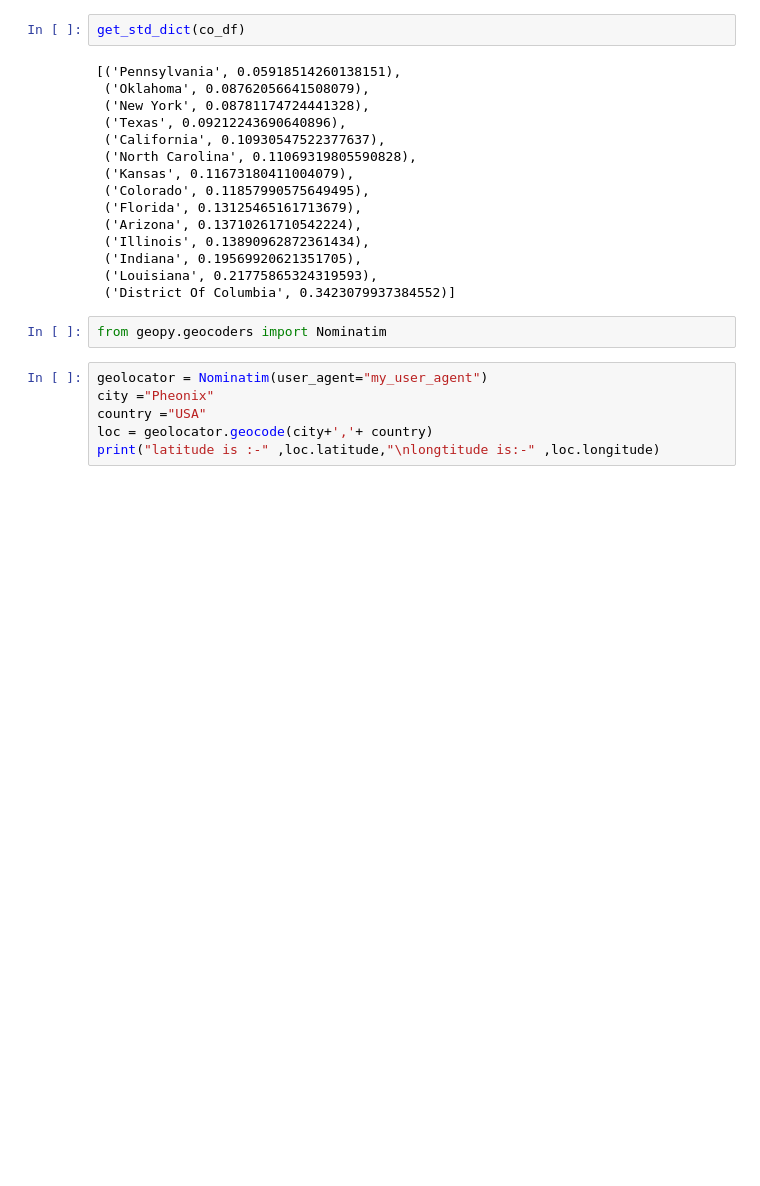
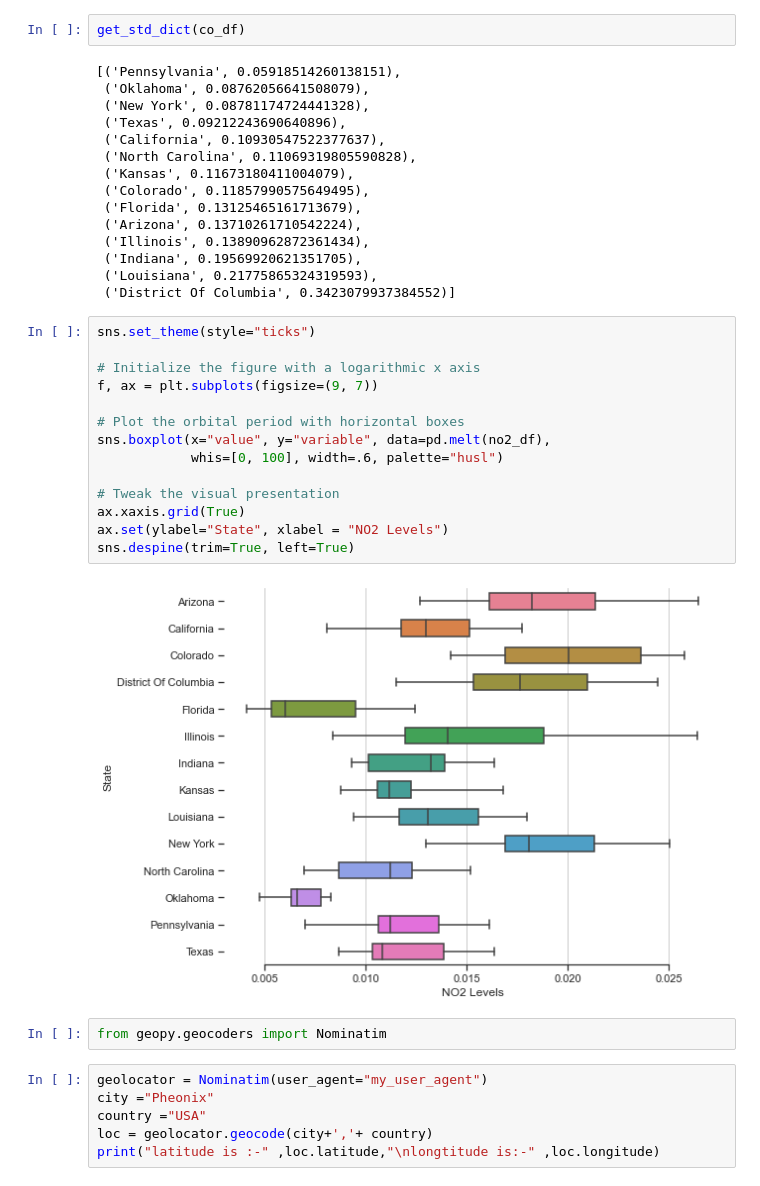
Before and after one commit to SehajS/pollution_data_analytics, a Jupyter notebook: clean_notebook.ipynb, the cells around one changed output. Cells and saved outputs as stored; diff of their text form; blank space fills up the shorter version.

Commit message:
boxplots created for each gas and state

```diff
--- a/clean_notebook.ipynb
+++ b/clean_notebook.ipynb
@@ -443,6 +443,22 @@ get_std_dict(co_df)
  ('Indiana', 0.19569920621351705),
  ('Louisiana', 0.21775865324319593),
  ('District Of Columbia', 0.3423079937384552)]
+# %%
+sns.set_theme(style="ticks")
+
+# Initialize the figure with a logarithmic x axis
+f, ax = plt.subplots(figsize=(9, 7))
+
+# Plot the orbital period with horizontal boxes
+sns.boxplot(x="value", y="variable", data=pd.melt(no2_df),
+            whis=[0, 100], width=.6, palette="husl")
+
+# Tweak the visual presentation
+ax.xaxis.grid(True)
+ax.set(ylabel="State", xlabel = "NO2 Levels")
+sns.despine(trim=True, left=True)
+# %% [output]
+[figure, added]
 # %%
 from geopy.geocoders import Nominatim
 # %%
```
